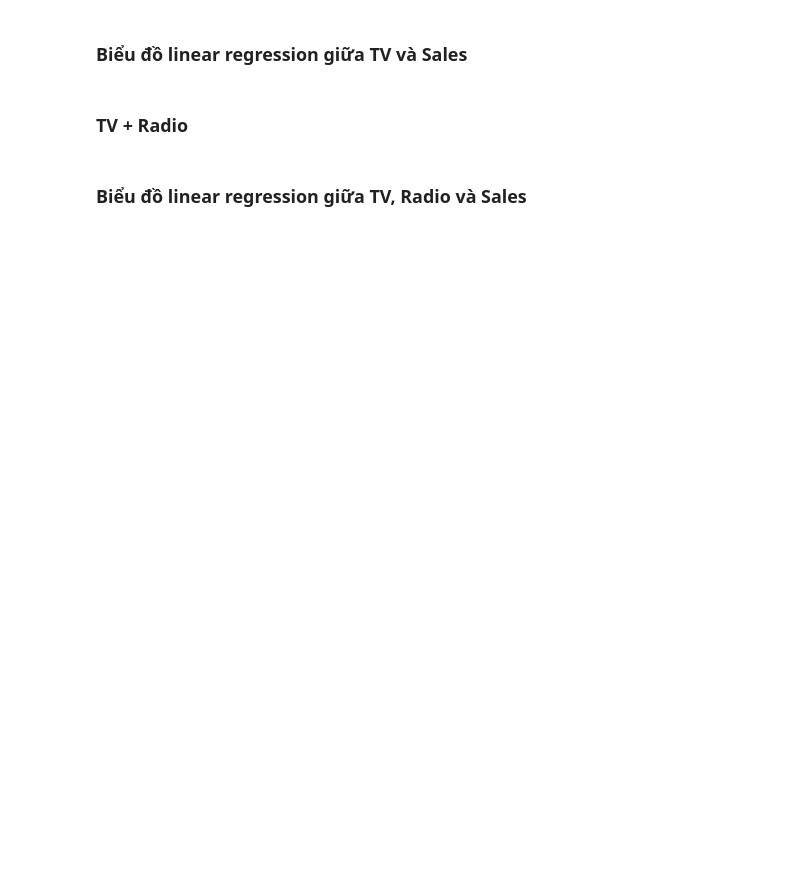
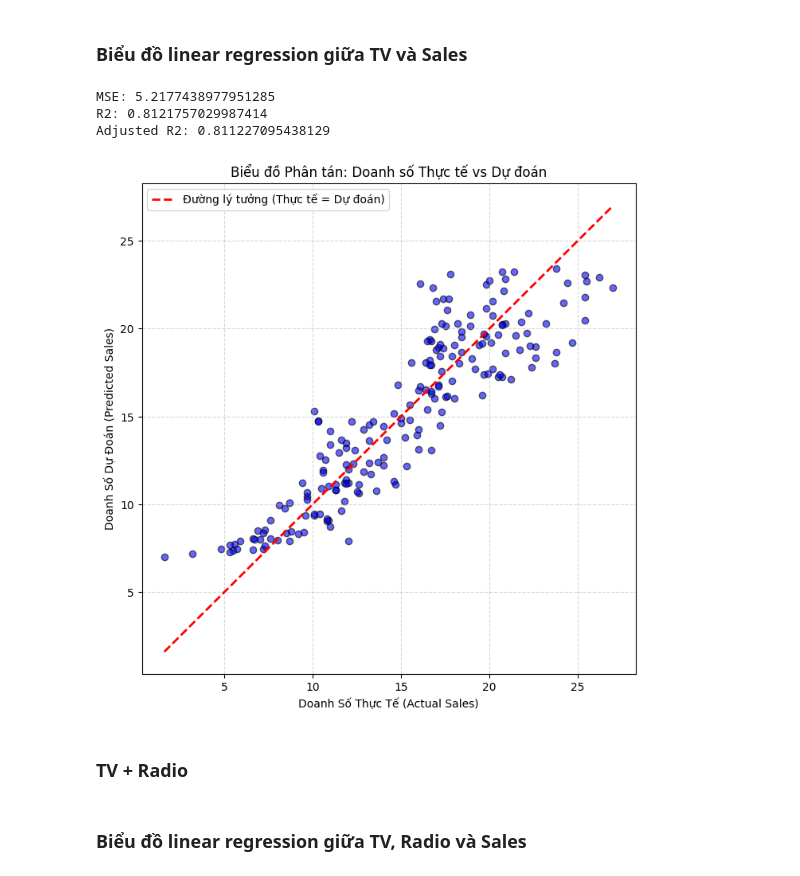
Before and after one commit to Group-9-i-i/MAI-291--project, a Jupyter notebook: Multiple_Linear_Regression.ipynb, the cells around one changed output. Drawn from its saved outputs; the diff is of its cells as text; code cells hidden in the pictures; blank space fills up the shorter version.

```diff
--- a/Multiple_Linear_Regression.ipynb
+++ b/Multiple_Linear_Regression.ipynb
@@ -16,26 +16,39 @@ FileNotFoundError: [Errno 2] No such file or directory: 'Advertising.csv'
 # %%
 import matplotlib.pyplot as plt
 import numpy as np
+import pandas as pd
 df = pd.read_csv('Advertising.csv')
 X_tv = np.c_[df['TV']]
 Y_sales = np.c_[df['Sales']]
 Sales = Y[0]+Y[1]*X_tv
 TV_mse=np.mean((Y_sales-Sales)**2)
-print(TV_mse)
+SSr= np.mean((Y_sales-Sales)**2)
+SSt = np.mean((Y_sales-np.mean(Y_sales))**2)
+TV_R2 = 1- (SSr/SSt)
+n,k = map(int, X_tv.shape)
+TV_R2_Adjusted = 1-((1-TV_R2)*(n-1))/(n-k-1)
+print(f'MSE: {TV_mse}')
+print(f'R2: {TV_R2}')
+print(f'Adjusted R2: {TV_R2_Adjusted}')
 plt.figure(figsize=(8, 8))
 plt.scatter(Y_sales, Sales, alpha=0.6, color='blue', edgecolors='k')
 
 max_val = max(max(Y_sales), max(Sales))
 min_val = min(min(Y_sales), min(Sales))
 plt.plot([min_val, max_val], [min_val, max_val], color='red', linestyle='--', linewidth=2, label='Đường lý tưởng (Thực tế = Dự đoán)')
 
 plt.xlabel('Doanh Số Thực Tế (Actual Sales)')
 plt.ylabel('Doanh Số Dự Đoán (Predicted Sales)')
 plt.title('Biểu đồ Phân tán: Doanh số Thực tế vs Dự đoán')
 plt.legend()
 plt.grid(True, linestyle='--', alpha=0.5)
 
 plt.show()
+# %% [output]
+MSE: 5.2177438977951285
+R2: 0.8121757029987414
+Adjusted R2: 0.811227095438129
+[figure, added]
 # %% [markdown]
 ### TV + Radio
 # %%
```
Also changed, not shown: parts of 4 cells of this notebook, 1 other file.
